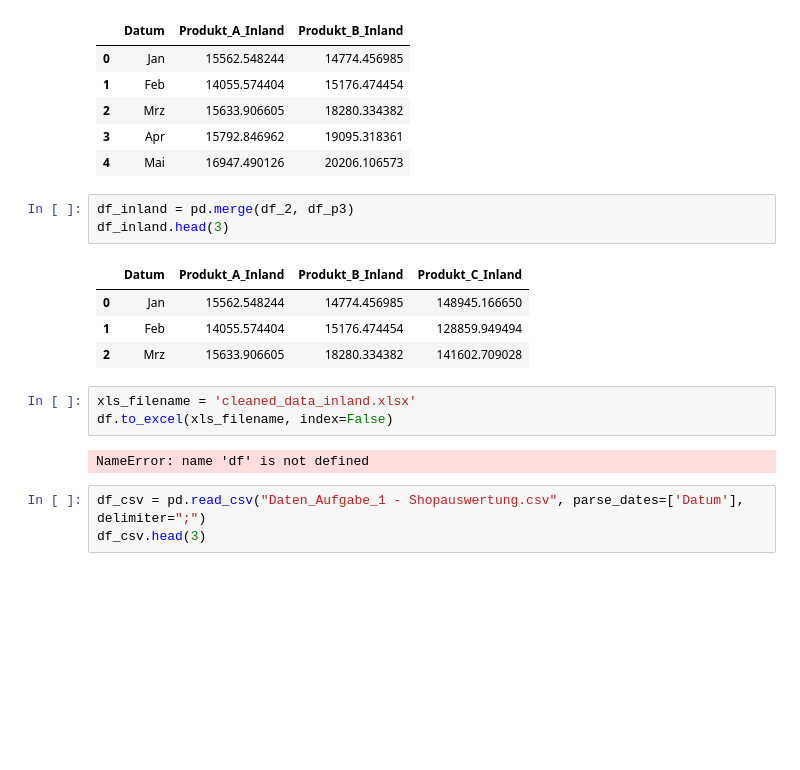
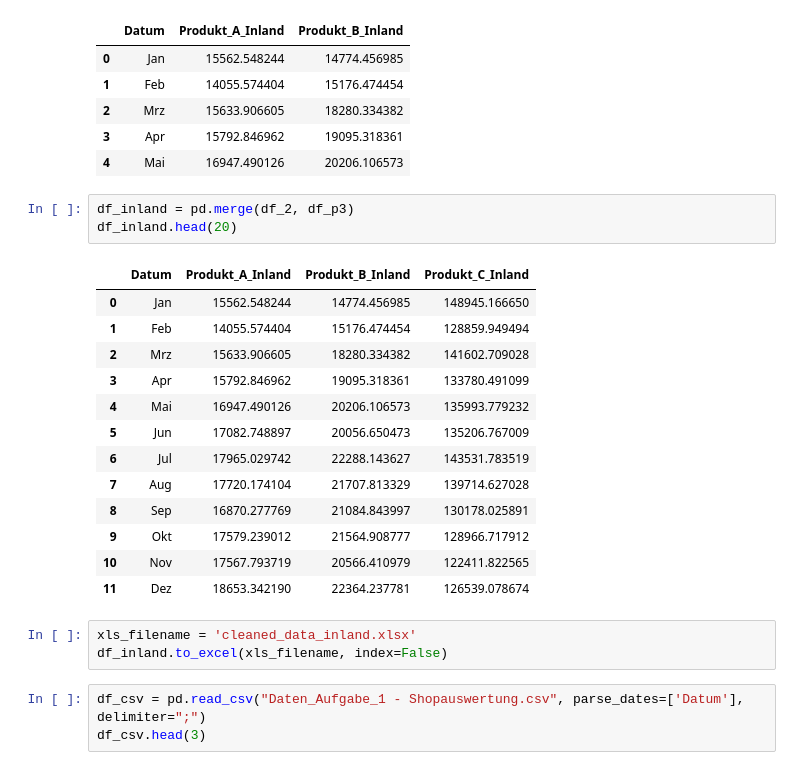
Before and after one commit to Wolfhardt/Praxisprojekt_Modul_2.2_Breakout2, a Jupyter notebook: main.ipynb, the cells around one changed output. Saved outputs shown, nothing was run; the diff lists cells and outputs as text; blank space fills up the shorter version.

Commit message:
Richtige Inland Datei

```diff
--- a/main.ipynb
+++ b/main.ipynb
@@ -65,17 +93,24 @@ df_2.head(5)
 | 4 | Mai | 16947.490126 | 20206.106573 |
 # %%
 df_inland = pd.merge(df_2, df_p3)
-df_inland.head(3)
+df_inland.head(20)
 # %% [output]
 |  | Datum | Produkt_A_Inland | Produkt_B_Inland | Produkt_C_Inland |
 | 0 | Jan | 15562.548244 | 14774.456985 | 148945.166650 |
 | 1 | Feb | 14055.574404 | 15176.474454 | 128859.949494 |
 | 2 | Mrz | 15633.906605 | 18280.334382 | 141602.709028 |
+| 3 | Apr | 15792.846962 | 19095.318361 | 133780.491099 |
+| 4 | Mai | 16947.490126 | 20206.106573 | 135993.779232 |
+| 5 | Jun | 17082.748897 | 20056.650473 | 135206.767009 |
+| 6 | Jul | 17965.029742 | 22288.143627 | 143531.783519 |
+| 7 | Aug | 17720.174104 | 21707.813329 | 139714.627028 |
+| 8 | Sep | 16870.277769 | 21084.843997 | 130178.025891 |
+| 9 | Okt | 17579.239012 | 21564.908777 | 128966.717912 |
+| 10 | Nov | 17567.793719 | 20566.410979 | 122411.822565 |
+| 11 | Dez | 18653.342190 | 22364.237781 | 126539.078674 |
 # %%
 xls_filename = 'cleaned_data_inland.xlsx'
-df.to_excel(xls_filename, index=False)
+df_inland.to_excel(xls_filename, index=False)
-# %% [output]
-NameError: name 'df' is not defined
 # %%
 df_csv = pd.read_csv("Daten_Aufgabe_1 - Shopauswertung.csv", parse_dates=['Datum'], delimiter=";")
 df_csv.head(3)
```
Also changed, not shown: parts of 2 cells of this notebook, 2 other files.
